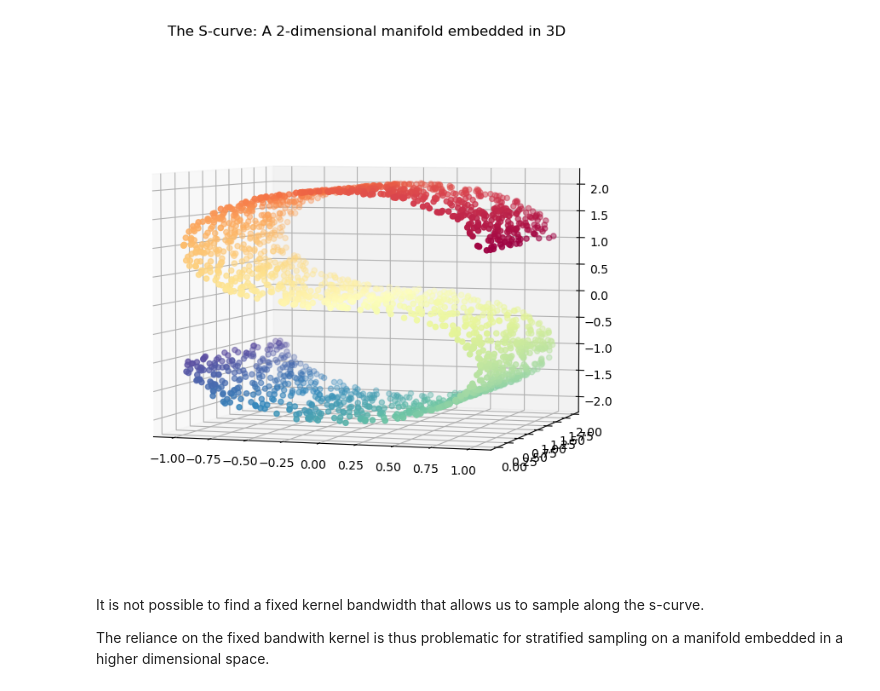
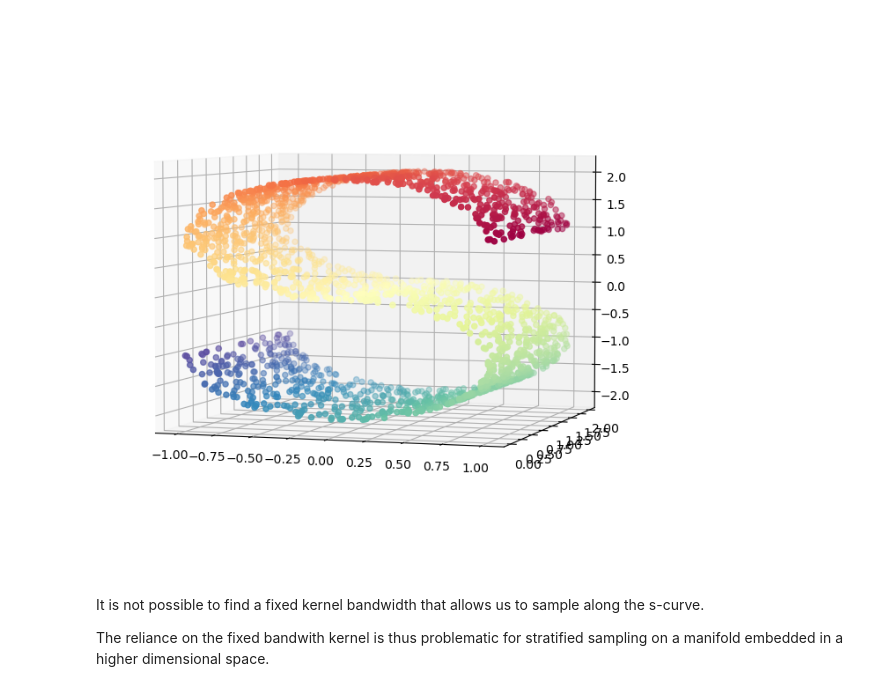
Before and after one commit to TobiasRp/vc_sample, a Jupyter notebook: notebooks/sampling_higherdim.ipynb, the cells around one changed output. Cells and saved outputs as stored; diff of their text form; code cells hidden in the pictures.

```diff
--- a/notebooks/sampling_higherdim.ipynb
+++ b/notebooks/sampling_higherdim.ipynb
@@ -14,12 +14,12 @@ s_curve, s_curve_color = make_s_curve(n_samples=2000)
 # %%
 fig = plt.figure(figsize=(12, 8))
 ax = fig.add_subplot(projection='3d')
-ax.set_title('The S-curve: A 2-dimensional manifold embedded in 3D')
+#ax.set_title('The S-curve: A 2-dimensional manifold embedded in 3D')
 ax.scatter(s_curve[:, 0], s_curve[:, 1], s_curve[:, 2], c=s_curve_color,
            cmap=plt.cm.Spectral)
 ax.view_init(4, -72)
 # %% [output]
-[figure, old version]
+[figure, new version]
 # %% [markdown]
 It is not possible to find a fixed kernel bandwidth that allows us to
 sample along the s-curve.
```
Also changed, not shown: parts of 4 cells of this notebook, 6 other files.
